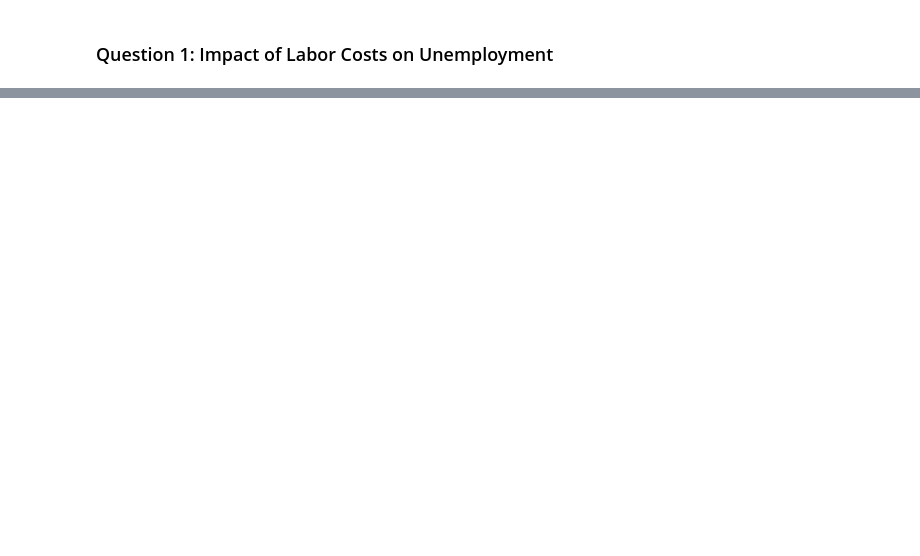
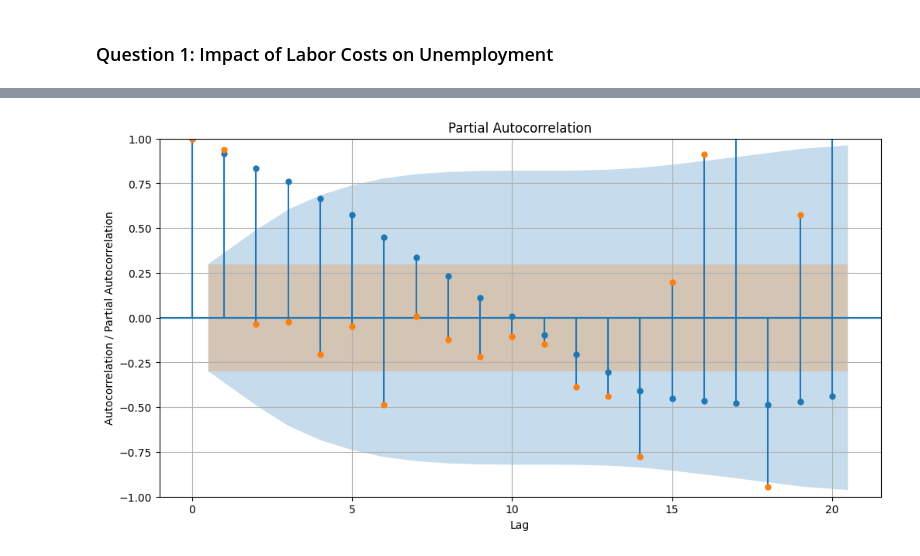
Before and after one commit to cmulya/DATA583-Project, a Jupyter notebook: Project Files/DATA_583_EDA.ipynb, the cells around one changed output, grey strips where cells are left out. Cells and saved outputs as stored; diff of their text form; code cells hidden in the pictures; blank space fills up the shorter version.

```diff
--- a/Project Files/DATA_583_EDA.ipynb
+++ b/Project Files/DATA_583_EDA.ipynb
@@ -413,0 +467,14 @@ Notes:
+# %%
+from statsmodels.graphics.tsaplots import plot_acf, plot_pacf
+
+# Plot ACF and PACF together on one plot
+fig, ax = plt.subplots(figsize=(12, 6))
+plot_acf(final_df_filled['Unemployment, total (% of total labor force) (national estimate)'], lags=20, ax=ax, title='Autocorrelation and Partial Autocorrelation Function')
+plot_pacf(final_df_filled['Unemployment, total (% of total labor force) (national estimate)'], lags=20, ax=ax)
+plt.xlabel('Lag')
+plt.ylabel('Autocorrelation / Partial Autocorrelation')
+
+plt.grid(True)
+plt.show()
+# %% [output]
+[figure, added]
```
Also changed, not shown: parts of 13 cells of this notebook.
